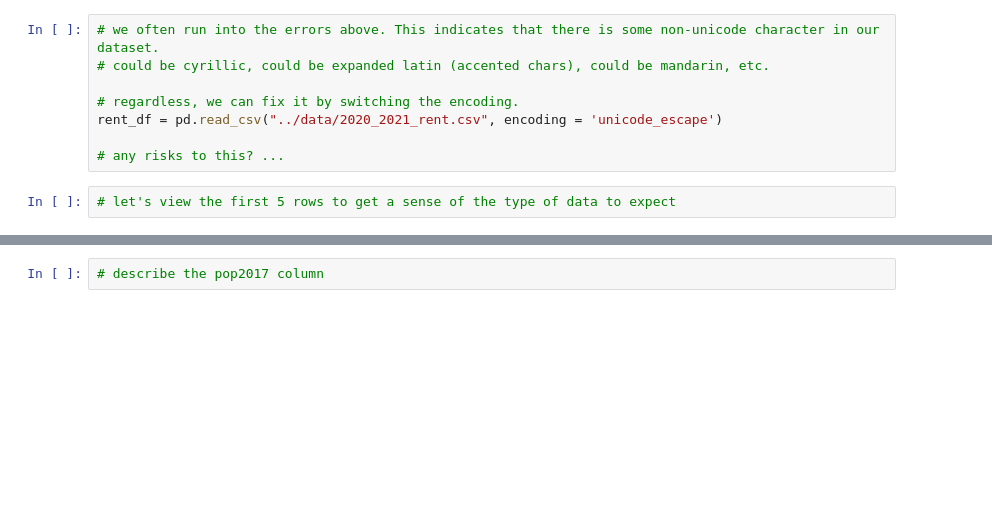
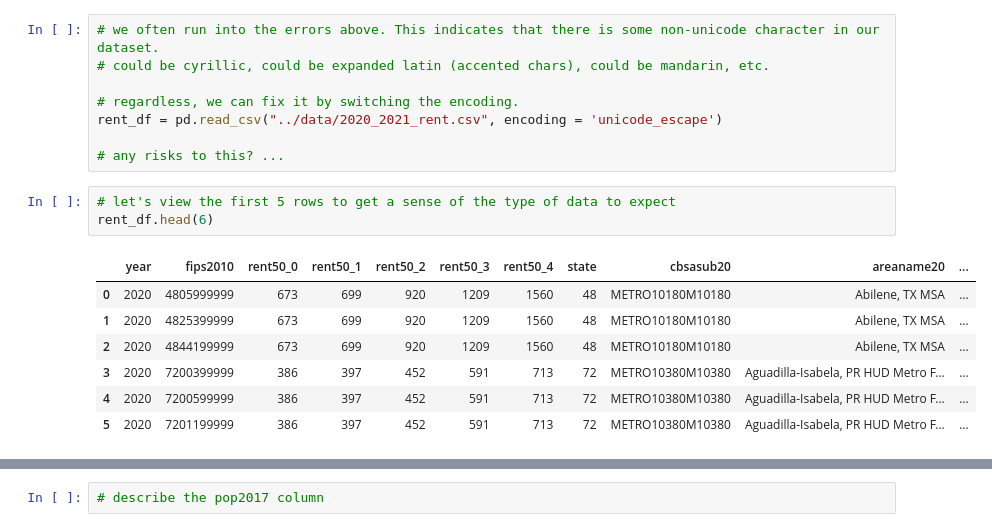
Before and after one commit to The-Knowledge-House/DS_22, a Jupyter notebook: phase_2/phase_10/2_6/intro_to_tableau_notes.ipynb, the cells around one changed output, grey strips where cells are left out. Cells and saved outputs as stored; diff of their text form; blank space fills up the shorter version.

Commit message:
Added tableau exercise

```diff
--- a/phase_2/phase_10/2_6/intro_to_tableau_notes.ipynb
+++ b/phase_2/phase_10/2_6/intro_to_tableau_notes.ipynb
@@ -54,5 +62,14 @@ rent_df = pd.read_csv("../data/2020_2021_rent.csv", encoding = 'unicode_escape')
 # any risks to this? ...
 # %%
 # let's view the first 5 rows to get a sense of the type of data to expect
+rent_df.head(6)
+# %% [output]
+|  | year | fips2010 | rent50_0 | rent50_1 | rent50_2 | rent50_3 | rent50_4 | state | cbsasub20 | areaname20 | ... |
+| 0 | 2020 | 4805999999 | 673 | 699 | 920 | 1209 | 1560 | 48 | METRO10180M10180 | Abilene, TX MSA | ... |
+| 1 | 2020 | 4825399999 | 673 | 699 | 920 | 1209 | 1560 | 48 | METRO10180M10180 | Abilene, TX MSA | ... |
+| 2 | 2020 | 4844199999 | 673 | 699 | 920 | 1209 | 1560 | 48 | METRO10180M10180 | Abilene, TX MSA | ... |
+| 3 | 2020 | 7200399999 | 386 | 397 | 452 | 591 | 713 | 72 | METRO10380M10380 | Aguadilla-Isabela, PR HUD Metro F... | ... |
+| 4 | 2020 | 7200599999 | 386 | 397 | 452 | 591 | 713 | 72 | METRO10380M10380 | Aguadilla-Isabela, PR HUD Metro F... | ... |
+| 5 | 2020 | 7201199999 | 386 | 397 | 452 | 591 | 713 | 72 | METRO10380M10380 | Aguadilla-Isabela, PR HUD Metro F... | ... |
 # %%
 rent_df.info()
```
Also changed, not shown: parts of 11 cells of this notebook, 1 other file.
